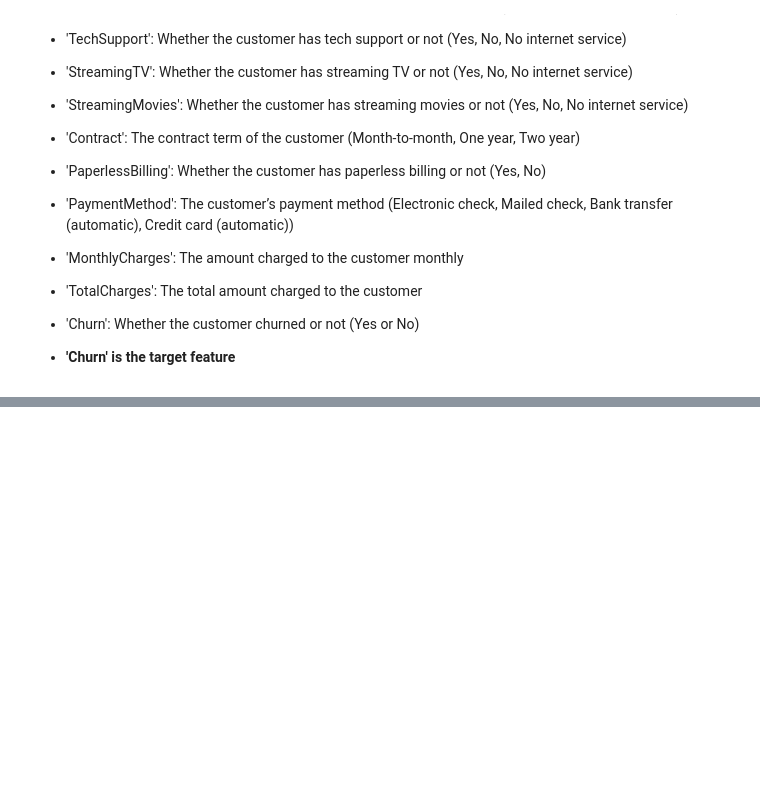
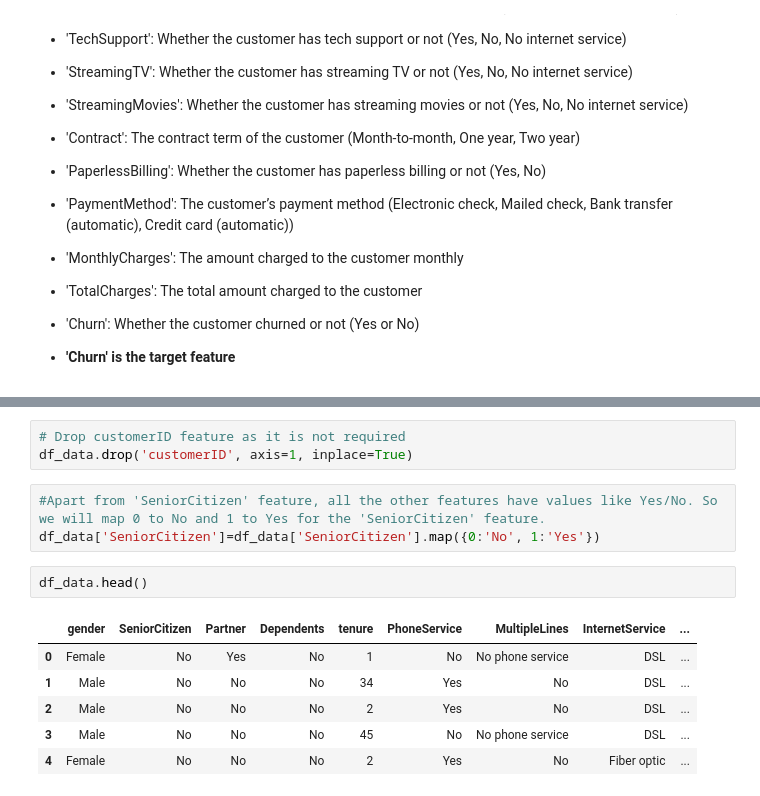
Before and after one commit to ParisRohan/AES-128-bit-Key-size-, a Jupyter notebook: customer-churn-prediction.ipynb, the cells around one changed output, grey strips where cells are left out. Saved outputs shown, nothing was run; the diff lists cells and outputs as text; blank space fills up the shorter version.

```diff
--- a/customer-churn-prediction.ipynb
+++ b/customer-churn-prediction.ipynb
@@ -109,0 +137,15 @@ dtype: int64
+# %%
+# Drop customerID feature as it is not required
+df_data.drop('customerID', axis=1, inplace=True)
+# %%
+#Apart from 'SeniorCitizen' feature, all the other features have values like Yes/No. So we will map 0 to No and 1 to Yes for the 'SeniorCitizen' feature.
+df_data['SeniorCitizen']=df_data['SeniorCitizen'].map({0:'No', 1:'Yes'})
+# %%
+df_data.head()
+# %% [output]
+|  | gender | SeniorCitizen | Partner | Dependents | tenure | PhoneService | MultipleLines | InternetService | ... |
+| 0 | Female | No | Yes | No | 1 | No | No phone service | DSL | ... |
+| 1 | Male | No | No | No | 34 | Yes | No | DSL | ... |
+| 2 | Male | No | No | No | 2 | Yes | No | DSL | ... |
+| 3 | Male | No | No | No | 45 | No | No phone service | DSL | ... |
+| 4 | Female | No | No | No | 2 | Yes | No | Fiber optic | ... |
```
Also changed, not shown: parts of 10 cells of this notebook.
